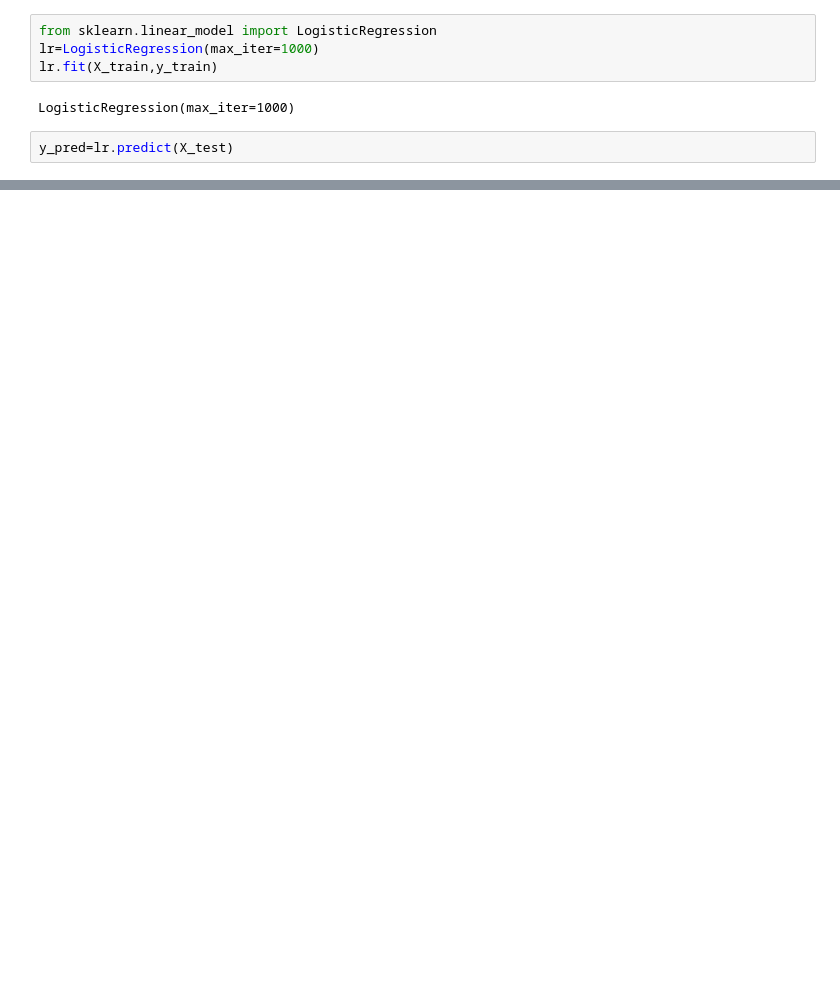
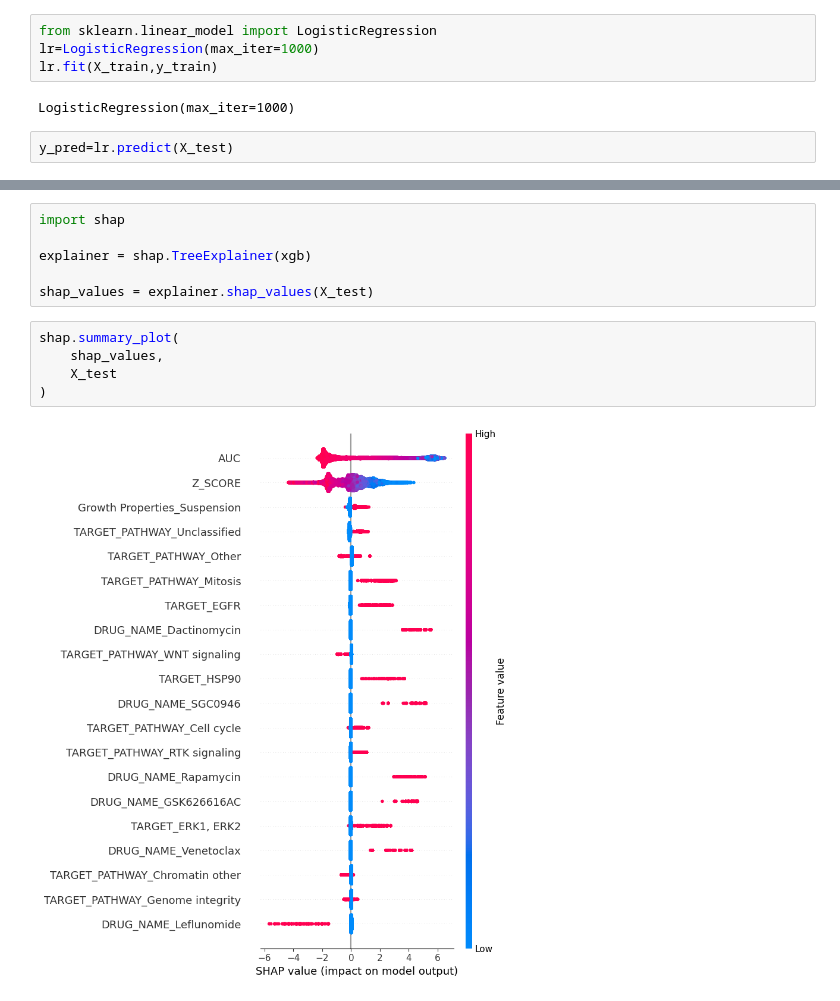
Before and after one commit to soumya-statistics-11/gdsc-drug-response-prediction, a Jupyter notebook: Untitled2.ipynb, the cells around one changed output, grey strips where cells are left out. Saved outputs shown, nothing was run; the diff lists cells and outputs as text; blank space fills up the shorter version.

```diff
--- a/Untitled2.ipynb
+++ b/Untitled2.ipynb
@@ -94,0 +218,13 @@ weighted avg       0.98      0.98      0.98     48407
+# %%
+import shap
+
+explainer = shap.TreeExplainer(xgb)
+
+shap_values = explainer.shap_values(X_test)
+# %%
+shap.summary_plot(
+    shap_values,
+    X_test
+)
+# %% [output]
+[figure, added]
```
Also changed, not shown: parts of 15 cells of this notebook.
